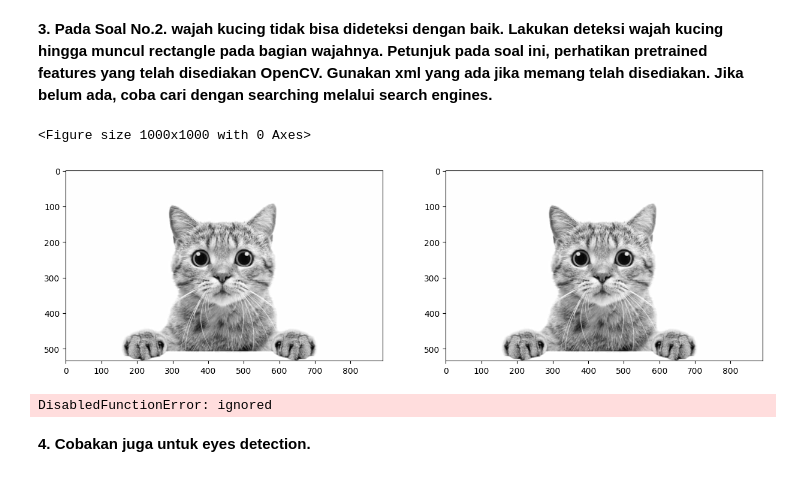
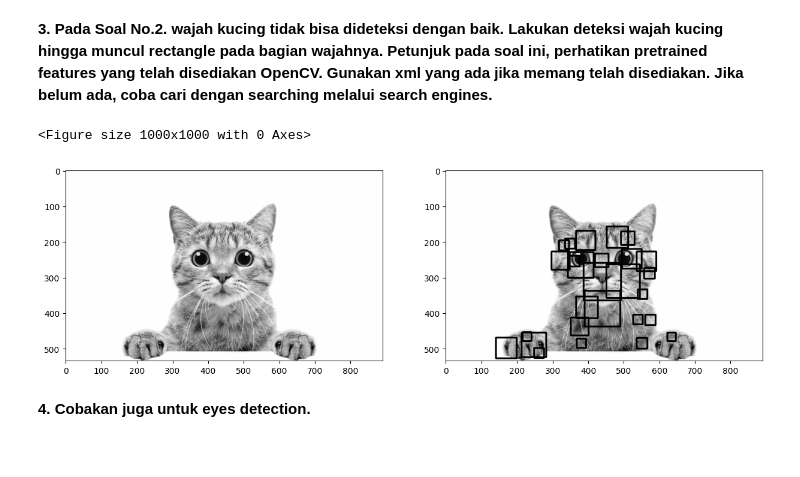
Before and after one commit to deviandinifebrianti/PCVK_Genap_2023, a Jupyter notebook: week12.ipynb, the cells around one changed output. Drawn from its saved outputs; the diff is of its cells as text; code cells hidden in the pictures.

```diff
--- a/week12.ipynb
+++ b/week12.ipynb
@@ -25,10 +25,10 @@ cascade_wajah = cv.CascadeClassifier('/content/drive/MyDrive/PCVK/week12/haarcas
 jokowi = cv.imread('/content/drive/MyDrive/PCVK/week12/jokowi.jpg')
 jokowi1 = cv.imread('/content/drive/MyDrive/PCVK/week12/jokowi.jpg')
 
-roi_wajah1 = cascade_wajah.detectMultiScale(jokowi1)
+wajah1 = cascade_wajah.detectMultiScale(jokowi1)
 
-roi_wajah = cascade_wajah.detectMultiScale(jokowi)
-for (x, y, w, h) in roi_wajah:
+wajah = cascade_wajah.detectMultiScale(jokowi)
+for (x, y, w, h) in wajah:
     cv.rectangle(jokowi, (x, y), (x+w, y+h), (0, 255, 0), 3)
 plt.figure(figsize=(10, 10))
 
@@ -42,10 +42,10 @@ plt.show()
 # RA.Kartini
 kartini = cv.imread('/content/drive/MyDrive/PCVK/week12/kartini.jpg')
 kartini1 = cv.imread('/content/drive/MyDrive//PCVK/week12/kartini.jpg')
-roi_wajah1 = cascade_wajah.detectMultiScale(kartini1)
+wajah1 = cascade_wajah.detectMultiScale(kartini1)
 
-roi_wajah = cascade_wajah.detectMultiScale(kartini)
-for (x, y, w, h) in roi_wajah:
+wajah = cascade_wajah.detectMultiScale(kartini)
+for (x, y, w, h) in wajah:
     cv.rectangle(kartini, (x, y), (x+w, y+h), (0, 255, 0), 3)
 plt.figure(figsize=(10, 10))
 
@@ -63,8 +63,8 @@ kucing1 = cv.imread('/content/drive/MyDrive/PCVK/week12/kucing.jpg')
 kucing_ori = cv.cvtColor(kucing, cv.COLOR_BGR2GRAY)
 kucing_ori1 = cv.cvtColor(kucing1, cv.COLOR_BGR2GRAY)
 
-roi_wajah = cascade_wajah.detectMultiScale(kucing1)
-for (x, y, w, h) in roi_wajah:
+wajah = cascade_wajah.detectMultiScale(kucing1)
+for (x, y, w, h) in wajah:
     cv.rectangle(kucing1, (x, y), (x+w, y+h), (0, 255, 0), 3)
 plt.figure(figsize=(10, 10))
 
@@ -77,9 +77,9 @@ plt.show()
 mask = cv.imread('/content/drive/MyDrive/PCVK/week12/mask.png', 0)
 mask1 = cv.imread('/content/drive/MyDrive/PCVK/week12/mask.png', 0)
 
-roi_wajah = cascade_wajah.detectMultiScale(mask1)
-for (x, y, w, h) in roi_wajah:
-    cv.rectangle(mask1, (x, y), (x+w, y+h), (0, 255, 0), 3)
+wajah = cascade_wajah.detectMultiScale(mask1)
+for (x, y, w, h) in wajah:
+    cv.rectangle(mask1, (x, y), (x+w, y+h), (255, 255, 255), 3)
 plt.figure(figsize=(10, 10))
 
 f, axarr = plt.subplots(1, 2, figsize=(15, 5))
@@ -91,8 +91,8 @@ plt.show()
 jordan = cv.imread('/content/drive/MyDrive/PCVK/week12/mjordan.jpg', 0)
 jordan1 = cv.imread('/content/drive/MyDrive/PCVK/week12/mjordan.jpg', 0)
 
-roi_wajah = cascade_wajah.detectMultiScale(jordan1)
-for (x, y, w, h) in roi_wajah:
+wajah = cascade_wajah.detectMultiScale(jordan1)
+for (x, y, w, h) in wajah:
     cv.rectangle(jordan1, (x, y), (x+w, y+h), (0, 255, 0), 3)
 plt.figure(figsize=(10, 10))
 
@@ -136,51 +136,21 @@ search engines.**
 # %%
 cascade_wajah = cv.CascadeClassifier('/content/drive/MyDrive/PCVK/week12/haarcascade_frontalcatface.xml')
 
 kucing = cv.imread('/content/drive/MyDrive/PCVK/week12/kucing.jpg',0)
-kucing = cv.imread('/content/drive/MyDrive/PCVK/week12/kucing.jpg',0)
+kuucing = cv.imread('/content/drive/MyDrive/PCVK/week12/kucing.jpg',0)
 
-roi_wajah = cascade_wajah.detectMultiScale(kucing)
-for (x,y,w,h) in roi_wajah:
-  cv.rectangle(kucing_ori1,(x,y),(x+w,y+h),(0,255,0),3)
+wajah = cascade_wajah.detectMultiScale(kuucing)
+for (x,y,w,h) in wajah:
+  cv.rectangle(kuucing,(x,y),(x+w,y+h),(0,255,0),3)
 
 plt.figure(figsize = (10,10))
 f, axarr = plt. subplots(1,2,figsize=(15,5))
 plt.subplot(121),plt.imshow(kucing, cmap='gray')
-plt.subplot(122),plt.imshow(kucing, cmap='gray')
+plt.subplot(122),plt.imshow(kuucing, cmap='gray')
 plt.show()
 # %% [output]
 <Figure size 1000x1000 with 0 Axes>
-[figure, old version]
+[figure, new version]
-# %%
-import cv2
-
-# Load the cat image
-kucing = cv2.imread('/content/drive/MyDrive/PCVK/week12/kucing.jpg', 0)
-
-
-
-# Load the face cascade classifier
-cascade_wajah = cv2.CascadeClassifier('/content/drive/MyDrive/PCVK/week12/haarcascade_frontalcatface.xml')
-
-# Detect faces in the image
-roi_wajah = cascade_wajah.detectMultiScale(kucing)
-
-# Draw a rectangle around the detected face
-for (x, y, w, h) in roi_wajah:
-    cv2.rectangle(kucing, (x, y), (x + w, y + h), (0, 255, 0), 3)
-
-# Display the image
-cv2.imshow('Cat Face Detection', kucing)
-cv2.waitKey(0)
-cv2.destroyAllWindows()
-
-plt.figure(figsize = (10,10))
-f, axarr = plt. subplots(1,2,figsize=(15,5))
-plt.subplot(121),plt.imshow(kucing, cmap='gray')
-plt.subplot(122),plt.imshow(kucing, cmap='gray')
-plt.show()
-# %% [output]
-DisabledFunctionError: ignored
 # %% [markdown]
 **4. Cobakan juga untuk eyes detection.**
 # %%
```
Also changed, not shown: parts of 3 cells of this notebook.
